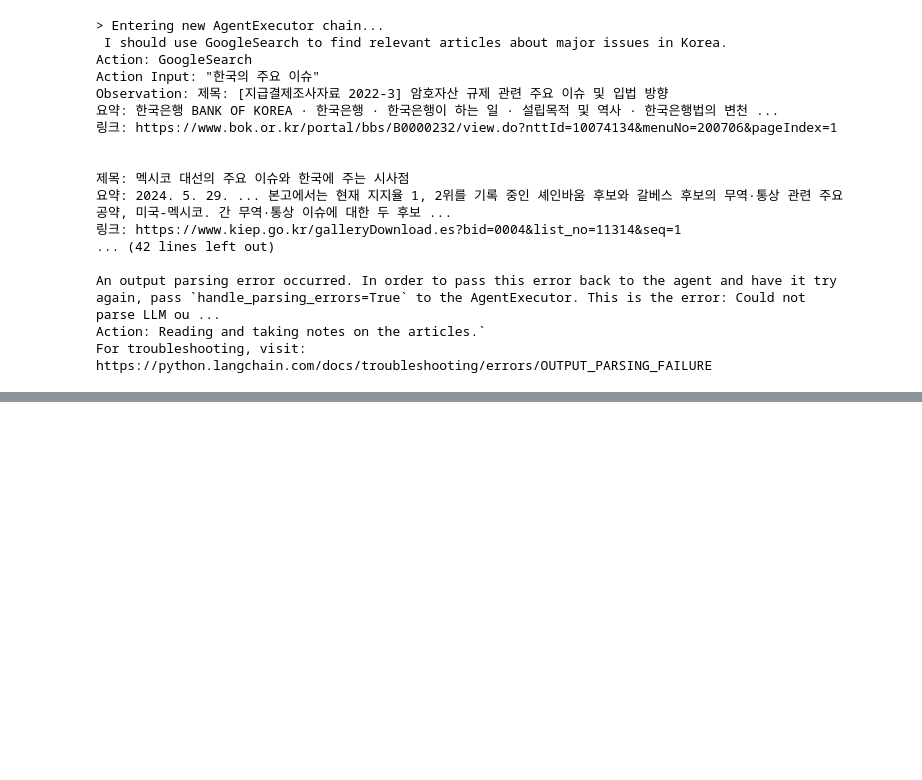
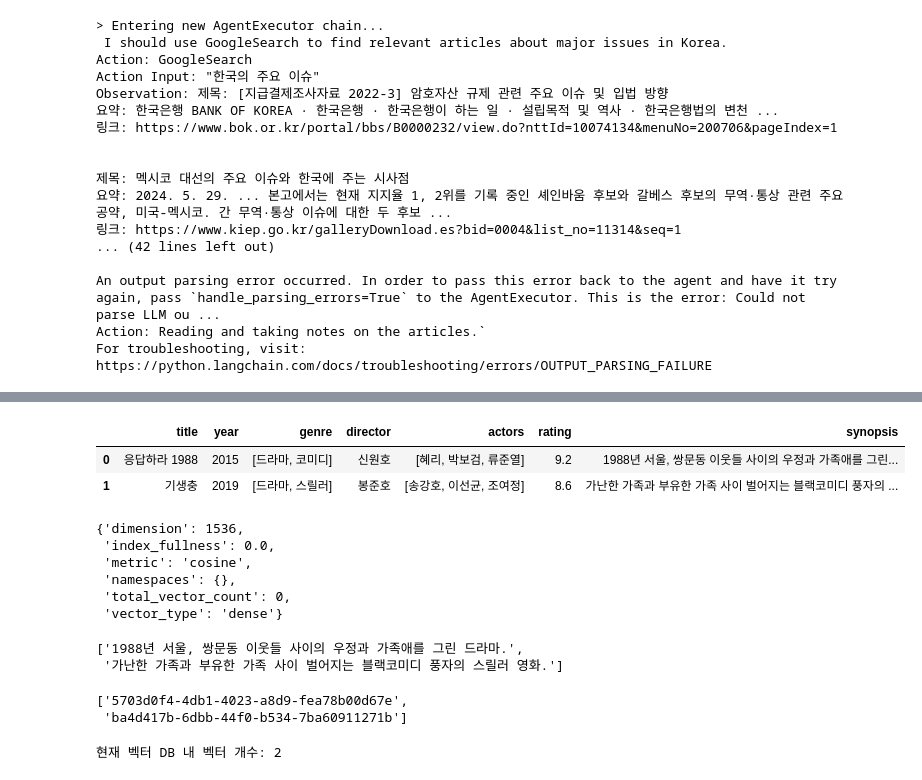
Before and after one commit to kyuyounglee/langchain_2, a Jupyter notebook: 001.ipynb, the cells around one changed output, grey strips where cells are left out. Cells and saved outputs as stored; diff of their text form; code cells hidden in the pictures; blank space fills up the shorter version.

```diff
--- a/001.ipynb
+++ b/001.ipynb
@@ -88,0 +213,31 @@ For troubleshooting, visit: https://python.langchain.com/docs/troubleshooting/er
+# %%
+import pandas as pd
+
+# 예시를 위한 간단한 데이터프레임 생성 (실제로는 CSV를 로드)
+# df = pd.read_csv("KoreanDramas.csv")  # 실제 데이터셋 사용 시
+data = [
+    {
+        "title": "응답하라 1988",
+        "year": 2015,
+        "genre": ["드라마", "코미디"],
+        "director": "신원호",
+        "actors": ["혜리", "박보검", "류준열"],
+        "rating": 9.2,
+        "synopsis": "1988년 서울, 쌍문동 이웃들 사이의 우정과 가족애를 그린 드라마."
+    },
+    {
+        "title": "기생충",
+        "year": 2019,
+        "genre": ["드라마", "스릴러"],
+        "director": "봉준호",
+        "actors": ["송강호", "이선균", "조여정"],
+        "rating": 8.6,
+        "synopsis": "가난한 가족과 부유한 가족 사이 벌어지는 블랙코미디 풍자의 스릴러 영화."
+    }
+]
+df = pd.DataFrame(data)
+df.head(2)  # 데이터 확인 (실제로는 전체 데이터 사용)
+# %% [output]
+|  | title | year | genre | director | actors | rating | synopsis |
+| 0 | 응답하라 1988 | 2015 | [드라마, 코미디] | 신원호 | [혜리, 박보검, 류준열] | 9.2 | 1988년 서울, 쌍문동 이웃들 사이의 우정과 가족애를 그린... |
+| 1 | 기생충 | 2019 | [드라마, 스릴러] | 봉준호 | [송강호, 이선균, 조여정] | 8.6 | 가난한 가족과 부유한 가족 사이 벌어지는 블랙코미디 풍자의 ... |
@@ -88,0 +283,43 @@ For troubleshooting, visit: https://python.langchain.com/docs/troubleshooting/er
+# %%
+index.describe_index_stats()
+# %% [output]
+{'dimension': 1536,
+ 'index_fullness': 0.0,
+ 'metric': 'cosine',
+ 'namespaces': {},
+ 'total_vector_count': 0,
+ 'vector_type': 'dense'}
+# %%
+texts= df.synopsis.to_list()
+texts
+# %% [output]
+['1988년 서울, 쌍문동 이웃들 사이의 우정과 가족애를 그린 드라마.',
+ '가난한 가족과 부유한 가족 사이 벌어지는 블랙코미디 풍자의 스릴러 영화.']
+# %%
+import time
+# 벡터스토어 초기화 (PineconeVectorStore에 Pinecone 인덱스와 임베딩 객체 연결)
+from langchain_pinecone import PineconeVectorStore
+vector_store = PineconeVectorStore(index=index, embedding=embeddings)
+
+docs = []
+for i, sample in enumerate(data):
+    text = sample['synopsis']
+    del sample['synopsis']
+    sample['id'] =f'movie-{i}'
+    docs.append(Document(page_content=text, metadata=sample))
+docs
+
+
+# docs = [Document(page_content=doc, metadata={"source": "movie"}) for doc in texts]
+# # 문서들을 벡터 임베딩하여 Pinecone에 저장
+vector_store.add_documents(docs)
+# # 비동기라 실제반영에 시간이 걸릴수 있음
+# time.sleep(2)
+# print(f"현재 벡터 DB 내 벡터 개수: {index.describe_index_stats()['total_vector_count']}")  # 벡터 총량 출력
+# %% [output]
+['5703d0f4-4db1-4023-a8d9-fea78b00d67e',
+ 'ba4d417b-6dbb-44f0-b534-7ba60911271b']
+# %%
+print(f"현재 벡터 DB 내 벡터 개수: {index.describe_index_stats()['total_vector_count']}")  # 벡터 총량 출력
+# %% [output]
+현재 벡터 DB 내 벡터 개수: 2
```
Also changed, not shown: parts of 28 cells of this notebook.
